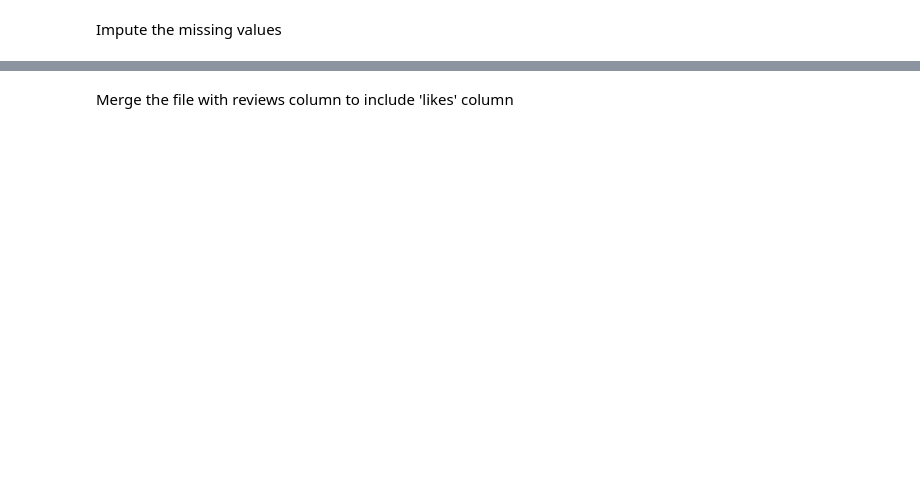
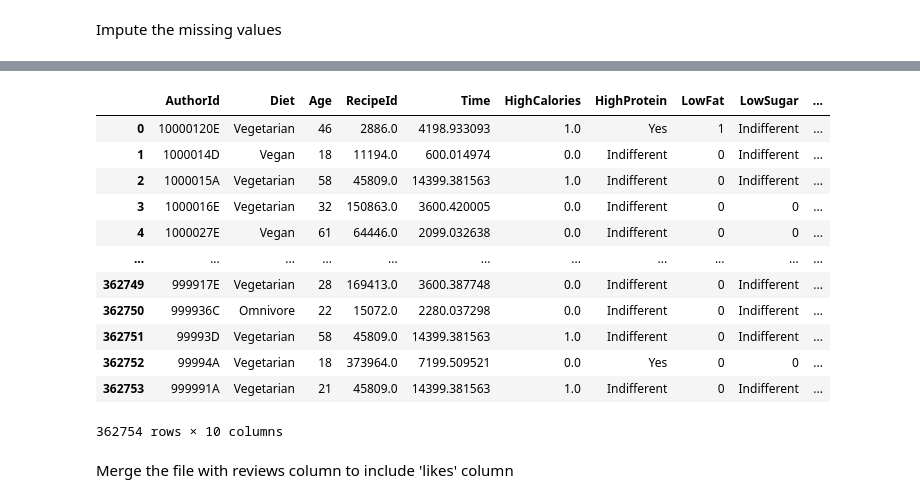
Before and after one commit to tusharkh12/AnalyticsCup, a Jupyter notebook: skilledShark_Submission.ipynb, the cells around one changed output, grey strips where cells are left out. Saved outputs shown, nothing was run; the diff lists cells and outputs as text; code cells hidden in the pictures; blank space fills up the shorter version.

```diff
--- a/skilledShark_Submission.ipynb
+++ b/skilledShark_Submission.ipynb
@@ -78,3 +126,35 @@ merged_diet_requests_cleaned
+# %%
+# Fill the rest of the missing values in the merged_diet_requests by mapping them from requests.csv with RecipeId as key
+# Create mapping DataFrames from `requests`
+map_time = requests.set_index('RecipeId')['Time'].to_dict()
+map_calories = requests.set_index('RecipeId')['HighCalories'].to_dict()
+map_protein = requests.set_index('RecipeId')['HighProtein'].to_dict()
+map_fat = requests.set_index('RecipeId')['LowFat'].to_dict()
+map_sugar = requests.set_index('RecipeId')['LowSugar'].to_dict()
+map_fiber = requests.set_index('RecipeId')['HighFiber'].to_dict()
+
+# Apply mapping to `merged_diet_requests`
+merged_diet_requests['Time'] = merged_diet_requests['RecipeId'].map(map_time)
+merged_diet_requests['HighCalories'] = merged_diet_requests['RecipeId'].map(map_calories)
+merged_diet_requests['HighProtein'] = merged_diet_requests['RecipeId'].map(map_protein)
+merged_diet_requests['LowFat'] = merged_diet_requests['RecipeId'].map(map_fat)
+merged_diet_requests['LowSugar'] = merged_diet_requests['RecipeId'].map(map_sugar)
+merged_diet_requests['HighFiber'] = merged_diet_requests['RecipeId'].map(map_fiber)
+merged_diet_requests
+# %% [output]
+|  | AuthorId | Diet | Age | RecipeId | Time | HighCalories | HighProtein | LowFat | LowSugar | ... |
+| 0 | 10000120E | Vegetarian | 46 | 2886.0 | 4198.933093 | 1.0 | Yes | 1 | Indifferent | ... |
+| 1 | 1000014D | Vegan | 18 | 11194.0 | 600.014974 | 0.0 | Indifferent | 0 | Indifferent | ... |
+| 2 | 1000015A | Vegetarian | 58 | 45809.0 | 14399.381563 | 1.0 | Indifferent | 0 | Indifferent | ... |
+| 3 | 1000016E | Vegetarian | 32 | 150863.0 | 3600.420005 | 0.0 | Indifferent | 0 | 0 | ... |
+| 4 | 1000027E | Vegan | 61 | 64446.0 | 2099.032638 | 0.0 | Indifferent | 0 | 0 | ... |
+| ... | ... | ... | ... | ... | ... | ... | ... | ... | ... | ... |
+| 362749 | 999917E | Vegetarian | 28 | 169413.0 | 3600.387748 | 0.0 | Indifferent | 0 | Indifferent | ... |
+| 362750 | 999936C | Omnivore | 22 | 15072.0 | 2280.037298 | 0.0 | Indifferent | 0 | Indifferent | ... |
+| 362751 | 99993D | Vegetarian | 58 | 45809.0 | 14399.381563 | 1.0 | Indifferent | 0 | Indifferent | ... |
+| 362752 | 99994A | Vegetarian | 18 | 373964.0 | 7199.509521 | 0.0 | Yes | 0 | 0 | ... |
+| 362753 | 999991A | Vegetarian | 21 | 45809.0 | 14399.381563 | 1.0 | Indifferent | 0 | Indifferent | ... |
+362754 rows × 10 columns
 # %% [markdown]
 Merge the file with reviews column to include 'likes' column
 # %%
```
Also changed, not shown: parts of 14 cells of this notebook.
